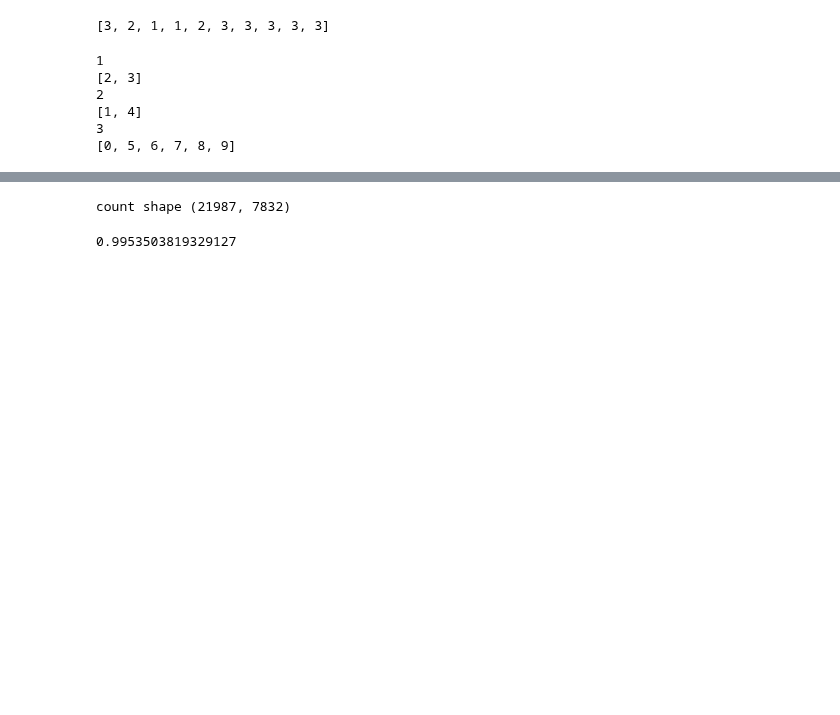
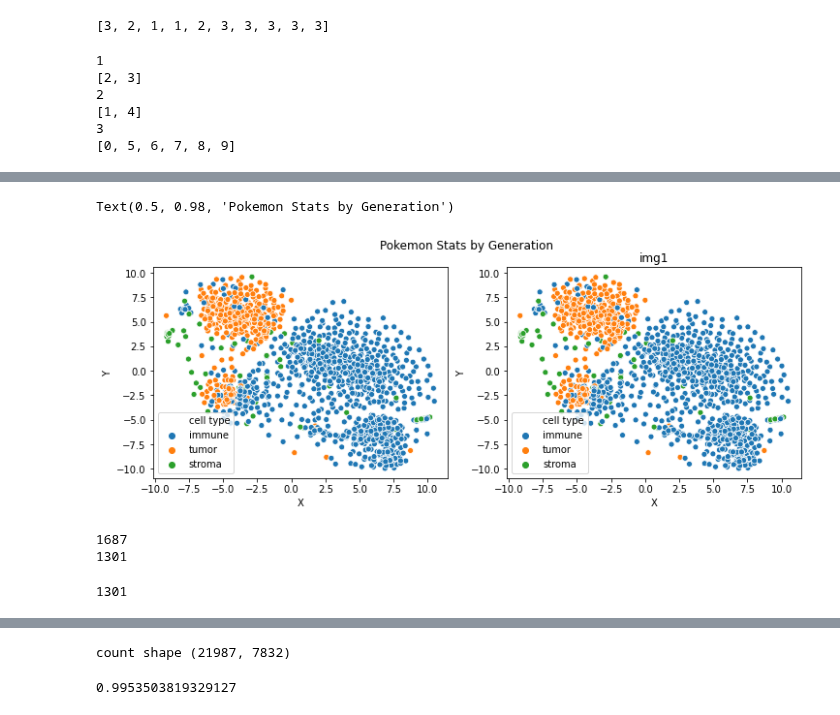
Before and after one commit to ItayShlosberg/classifying-response-to-immunotherapy, a Jupyter notebook: playgrounds/playground_nb.ipynb, the cells around one changed output, grey strips where cells are left out. Drawn from its saved outputs; the diff is of its cells as text; code cells hidden in the pictures; blank space fills up the shorter version.

```diff
--- a/playgrounds/playground_nb.ipynb
+++ b/playgrounds/playground_nb.ipynb
@@ -275,0 +350,32 @@ should_be_removed: False
+# %%
+# df['d'] = colors
+# df
+
+fig, axes = plt.subplots(1, 2, figsize=(12, 4))
+sns.scatterplot(ax=axes[0], x="X", y="Y",
+              hue="cell type",
+              data=df)
+sns.scatterplot(ax=axes[1], x="X", y="Y",
+              hue="cell type",
+              data=df)
+axes[1].set_title("img1")
+fig.suptitle('Pokemon Stats by Generation')
+# %% [output]
+Text(0.5, 0.98, 'Pokemon Stats by Generation')
+[figure, added]
+# %%
+# sample_id = 'M110'
+sample = r'D:\Technion studies\Keren Laboratory\python_playground\outputs\inferCNV\update_runs\21.2.21\M118.pkl'
+rna_sample = pickle.load(open(sample, 'rb'))
+_rna_sample = RNAseq_Sample(counts=rna_sample.counts, gene_names=rna_sample.gene_names, barcodes=rna_sample.barcodes,
+                        features=rna_sample.features, cells_information=rna_sample.cells_information)
+rna_sample = _rna_sample
+print(rna_sample.number_of_cells)
+
+
+rna_sample = rna_sample.filter_cells_by_property('should_be_removed', False)
+rna_sample.normalize_data()
+print(rna_sample.number_of_cells)
+# %% [output]
+1687
+1301
@@ -275,0 +386,14 @@ should_be_removed: False
+# %%
+# coloring by is_myeloid and is_lymphoid
+
+colors = []
+print(rna_sample.number_of_cells)
+for i in range(rna_sample.number_of_cells):
+    if is_cancer[i]:
+        colors.append("tumor")
+    elif is_immune[i]:
+        colors.append("immune")
+    else:
+        colors.append("stroma")
+# %% [output]
+1301
```
Also changed, not shown: parts of 11 cells of this notebook, 3 other files.
